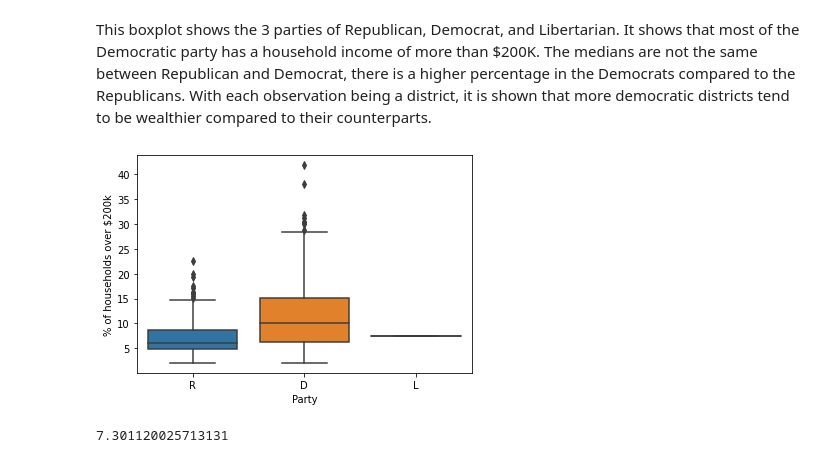
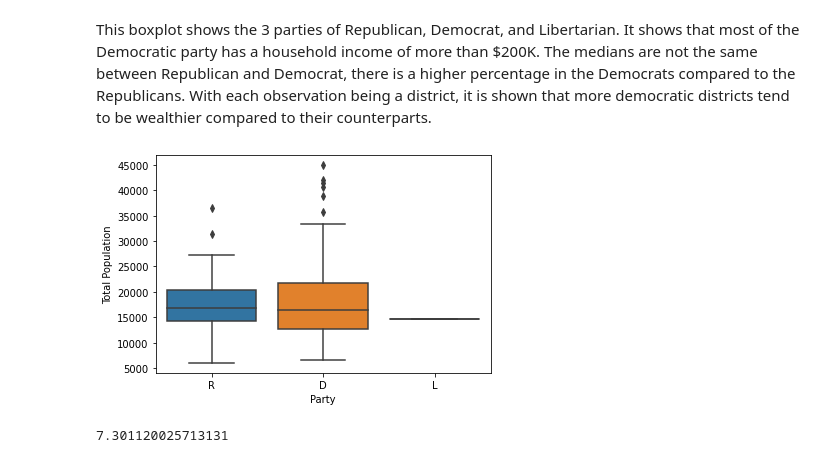
Before and after one commit to kyleplhm/cloud_computing, a Jupyter notebook: cloud_week_2.ipynb, the cells around one changed output. Drawn from its saved outputs; the diff is of its cells as text; code cells hidden in the pictures.

```diff
--- a/cloud_week_2.ipynb
+++ b/cloud_week_2.ipynb
@@ -14,7 +14,7 @@ import matplotlib.pyplot as plt # visualization library we will use that integra
 import seaborn as sns
 # %%
 # We are reading in the data we want from ACS 2021. The API returns json data. Try copy and pasting the link yourself in a browser to see what the raw data looks like.
-url="https://api.census.gov/data/2021/acs/acs1?get=NAME,B19001_001E,B19001_002E,B19001_017E&for=congressional%20district:*&in=state:*"
+url1="https://api.census.gov/data/2021/acs/acs1?get=NAME,B19001_001E,B19001_002E,B19001_017E,B01003_001E&for=congressional%20district:*&in=state:*"
 
 # store the response of URL
 response = urlopen(url)
@@ -24,7 +24,7 @@ data_json = json.loads(response.read())
 data_json.pop(0) # the first row of data is header information which we don't need, so pop removes that from the dataset.
 
 # Hand populate the columns based on the variable descriptions census.gov documents here: https://api.census.gov/data/2021/acs/acs1/variables.html. Note they correspond back to the variable names I included in the URL above.
-cols = ['District Name','Total Households','Less than $10k', '$200k+', 'State code', 'district number']
+cols = ['District Name','Total Households','Total Population','Less than $10k', '$200k+', 'State code', 'district number']
 
 acs_df = pd.DataFrame(data_json, columns = cols)
 
@@ -35,7 +35,7 @@ acs_df['district number'] = pd.to_numeric(acs_df['district number'])
 acs_df['State'] = acs_df['State'].str.strip()
 
 # Let's just keep the columns we need
-acs_df = acs_df[['Total Households', 'Less than $10k', "$200k+", 'district number', 'State']]
+acs_df = acs_df[['Total Households', 'Total Population','Less than $10k', "$200k+", 'district number', 'State']]
 
 # take a look at the top results in the dataset
 acs_df.head()
@@ -53,6 +53,7 @@ acs_df.shape
 # %%
 # Convert the number columns into number data types so we can math on them
 acs_df["Total Households"] = pd.to_numeric(acs_df["Total Households"])
+acs_df["Total Population"] = pd.to_numeric(acs_df["Total Population"])
 acs_df["Less than $10k"] = pd.to_numeric(acs_df["Less than $10k"])
 acs_df['$200k+'] = pd.to_numeric(acs_df['$200k+'])
 
@@ -100,12 +101,12 @@ Name: Party, dtype: int64
 This boxplot shows the 3 parties of Republican, Democrat, and Libertarian.  It shows that most of the Democratic party has a household income of more than $200K.  The medians are not the same between Republican and Democrat, there is a higher percentage in the Democrats compared to the Republicans.  With each observation being a district, it is shown that more democratic districts tend to be wealthier compared to their counterparts.
 # %%
 # create plot
-ax = sns.boxplot(x="Party", y="% of households over $200k", data= merged_df)
+ax = sns.boxplot(x="Party", y="Total Population", data= merged_df)
 
 # show plot
 plt.show()
 # %% [output]
-[figure, old version]
+[figure, new version]
 # %%
 repMean = merged_df.loc[merged_df["Party"] == "R","% of households over $200k"].mean()
 
```
Also changed, not shown: parts of 2 cells of this notebook.
